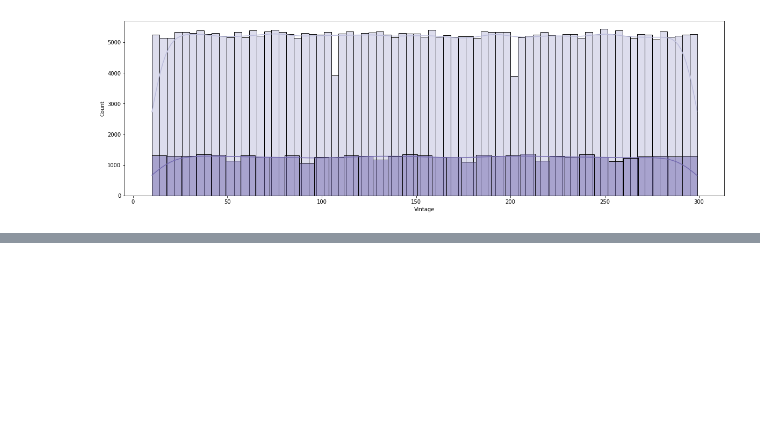
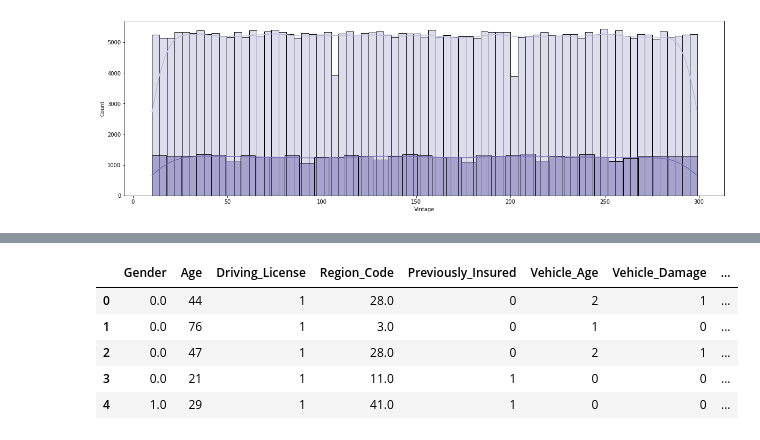
Before and after one commit to SuvirKapse/HEALTH-INSURANCE-CROSS-SELL-PREDICTION, a Jupyter notebook: HEALTH_INSURANCE_CROSS_SELL_PREDICTION.ipynb, the cells around one changed output, grey strips where cells are left out. Saved outputs shown, nothing was run; the diff lists cells and outputs as text; code cells hidden in the pictures; blank space fills up the shorter version.

```diff
--- a/HEALTH_INSURANCE_CROSS_SELL_PREDICTION.ipynb
+++ b/HEALTH_INSURANCE_CROSS_SELL_PREDICTION.ipynb
@@ -334,0 +412,3 @@ Text(0.5, 1.0, ' Vintage vs response')
+# %%
+# Droping id column
+Health_df.drop("id",inplace=True,axis=1)
@@ -334,0 +417,24 @@ Text(0.5, 1.0, ' Vintage vs response')
+# %%
+#encoding numerical columns to categorcial
+#we will use both label as well as one hot encoding for transformation of data type
+le = LabelEncoder()
+ohe = OneHotEncoder()
+
+#mapping
+Health_df["Vehicle_Age"]=Health_df["Vehicle_Age"].map({"> 2 Years":2,"1-2 Year":1,"< 1 Year":0})
+
+
+#categorical to numerical
+Health_df['Gender'] = ohe.fit_transform(Health_df[["Gender"]]).toarray()
+Health_df['Vehicle_Age'] = le.fit_transform(Health_df[['Vehicle_Age']])
+Health_df['Vehicle_Damage'] = le.fit_transform(Health_df[['Vehicle_Damage']])
+# %%
+# Showing first 5 rows of our dataframe
+Health_df.head()
+# %% [output]
+|  | Gender | Age | Driving_License | Region_Code | Previously_Insured | Vehicle_Age | Vehicle_Damage | ... |
+| 0 | 0.0 | 44 | 1 | 28.0 | 0 | 2 | 1 | ... |
+| 1 | 0.0 | 76 | 1 | 3.0 | 0 | 1 | 0 | ... |
+| 2 | 0.0 | 47 | 1 | 28.0 | 0 | 2 | 1 | ... |
+| 3 | 0.0 | 21 | 1 | 11.0 | 1 | 0 | 0 | ... |
+| 4 | 1.0 | 29 | 1 | 41.0 | 1 | 0 | 0 | ... |
```
Also changed, not shown: parts of 24 cells of this notebook.
